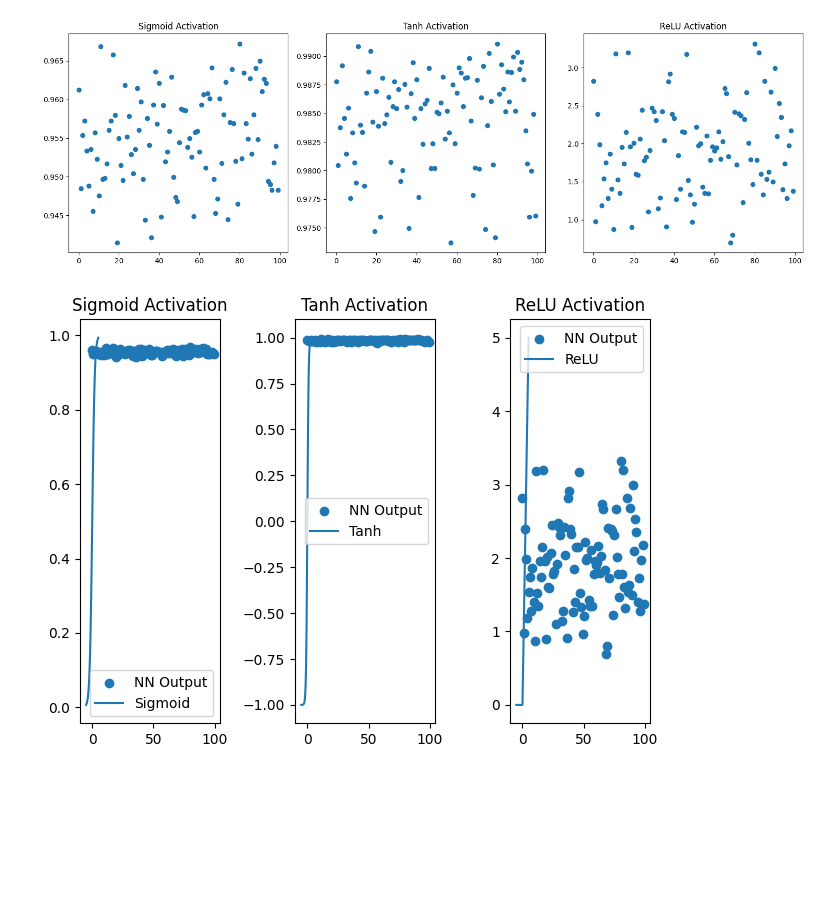
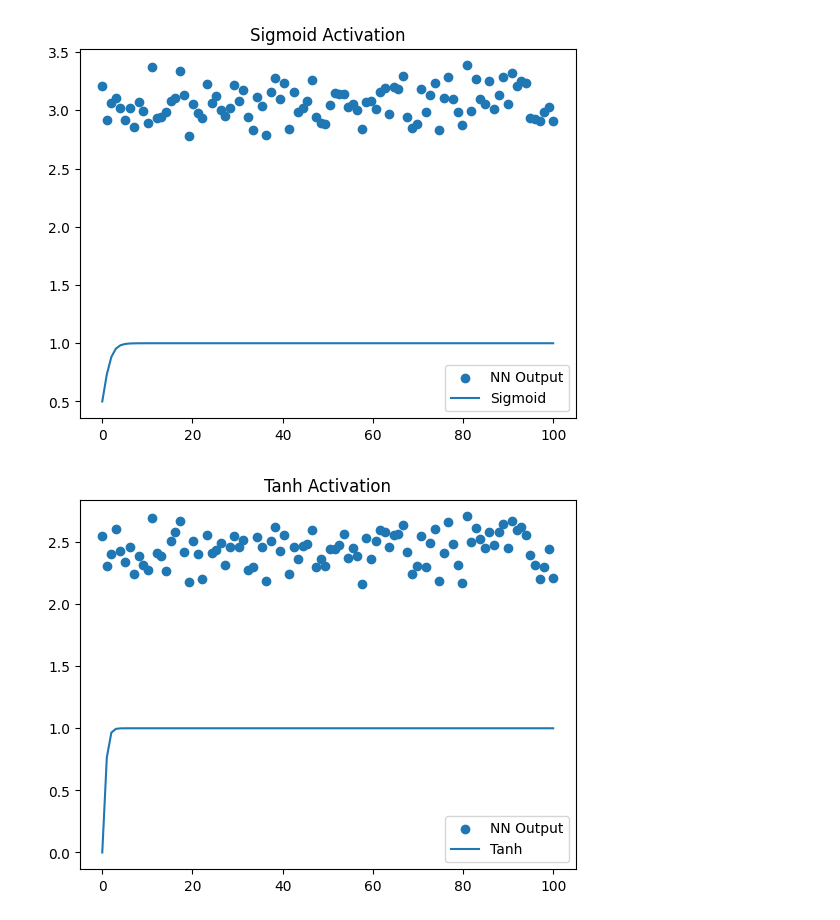
Before and after one commit to PranshuArora1729/1BM21AI091_INN, a Jupyter notebook: Question2.ipynb, the cells around one changed output. Cells and saved outputs as stored; diff of their text form; code cells hidden in the pictures; blank space fills up the shorter version.

```diff
--- a/Question2.ipynb
+++ b/Question2.ipynb
@@ -82,44 +34,21 @@ Sigmoid Activation:
-# %%
-# Visualize the impact of activation functions on output
-plt.figure(figsize=(15, 5))
-
-plt.subplot(1, 3, 1)
-plt.scatter(range(data_size), sigmoid_output, marker='o')
-plt.title('Sigmoid Activation')
-
-plt.subplot(1, 3, 2)
-plt.scatter(range(data_size), tanh_output, marker='o')
-plt.title('Tanh Activation')
-
-plt.subplot(1, 3, 3)
-plt.scatter(range(data_size), relu_output, marker='o')
-plt.title('ReLU Activation')
-
-plt.tight_layout()
-plt.show()
-# %% [output]
-[figure, removed]
-# %%
-# Scatter plot of neural network outputs
-plt.subplot(1, 3, 1)
-plt.scatter(range(data_size), sigmoid_output, marker='o', label='NN Output')
-plt.plot(x_values, sigmoid(x_values), label='Sigmoid')
-plt.title('Sigmoid Activation')
-plt.legend()
-
-plt.subplot(1, 3, 2)
-plt.scatter(range(data_size), tanh_output, marker='o', label='NN Output')
-plt.plot(x_values, tanh(x_values), label='Tanh')
-plt.title('Tanh Activation')
-plt.legend()
-
-plt.subplot(1, 3, 3)
-plt.scatter(range(data_size), relu_output, marker='o', label='NN Output')
-plt.plot(x_values, relu(x_values), label='ReLU')
-plt.title('ReLU Activation')
-plt.legend()
-
-plt.tight_layout()
-plt.show()
-# %% [output]
-[figure, removed]
+# %%
+# Create neural networks with different activation functions
+sigmoid_nn = NeuralNetwork(input_size, hidden_size, output_size, activation_func=sigmoid)
+tanh_nn = NeuralNetwork(input_size, hidden_size, output_size, activation_func=tanh)
+relu_nn = NeuralNetwork(input_size, hidden_size, output_size, activation_func=relu)
+
+# Visualize the impact of activation functions on output
+for name, nn in zip(['Sigmoid', 'Tanh', 'ReLU'], [sigmoid_nn, tanh_nn, relu_nn]):
+    output = nn.forward(inputs)
+
+    # Use the same x values for both scatter and plot
+    x_values = np.linspace(0, data_size, data_size)
+
+    plt.scatter(x_values, output, marker='o', label='NN Output')
+    plt.plot(x_values, nn.activation_func(x_values), label=name)
+    plt.title(f'{name} Activation')
+    plt.legend()
+    plt.show()
+# %% [output]
+[figure, added]
+[figure, added]
```
Also changed, not shown: parts of 2 cells of this notebook, 1 other file.
